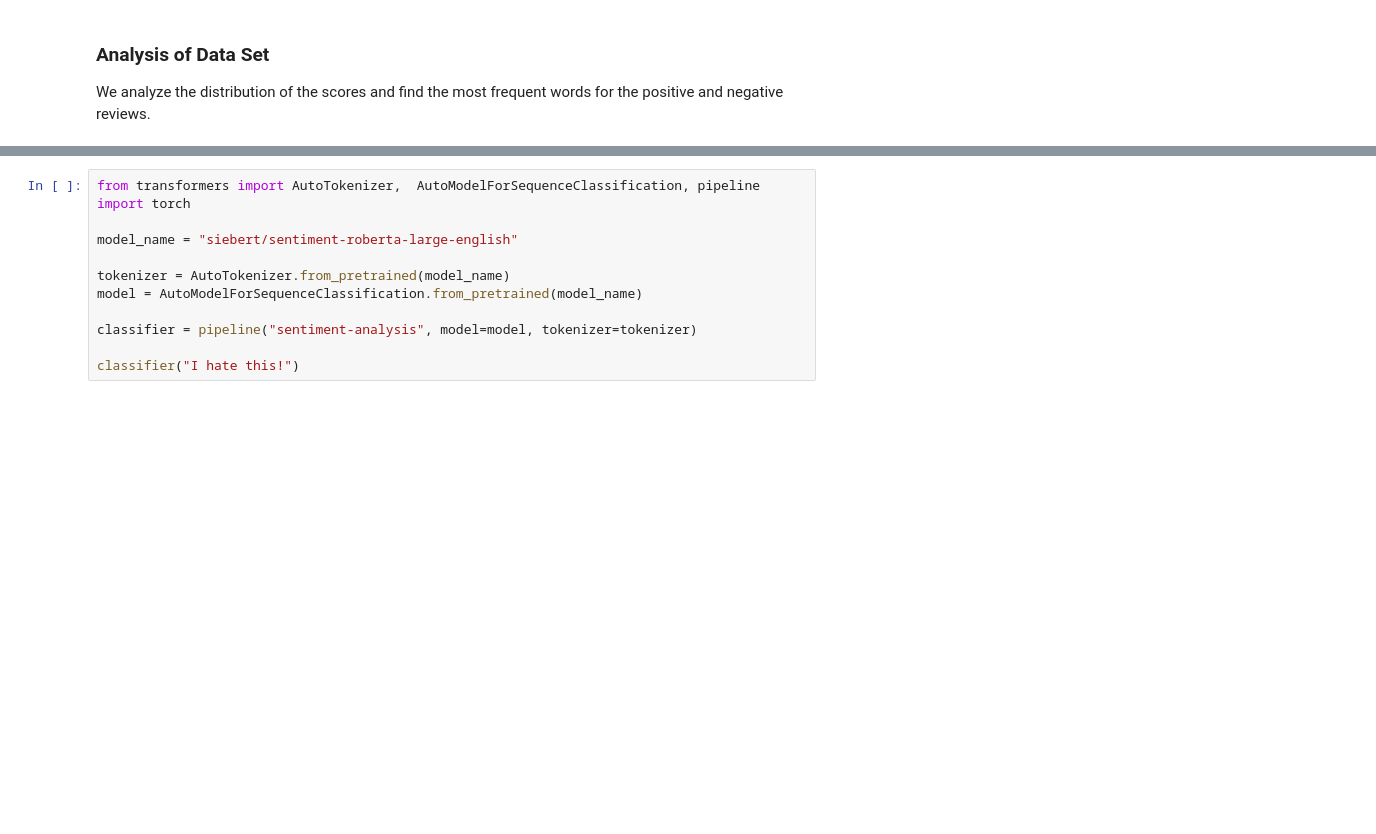
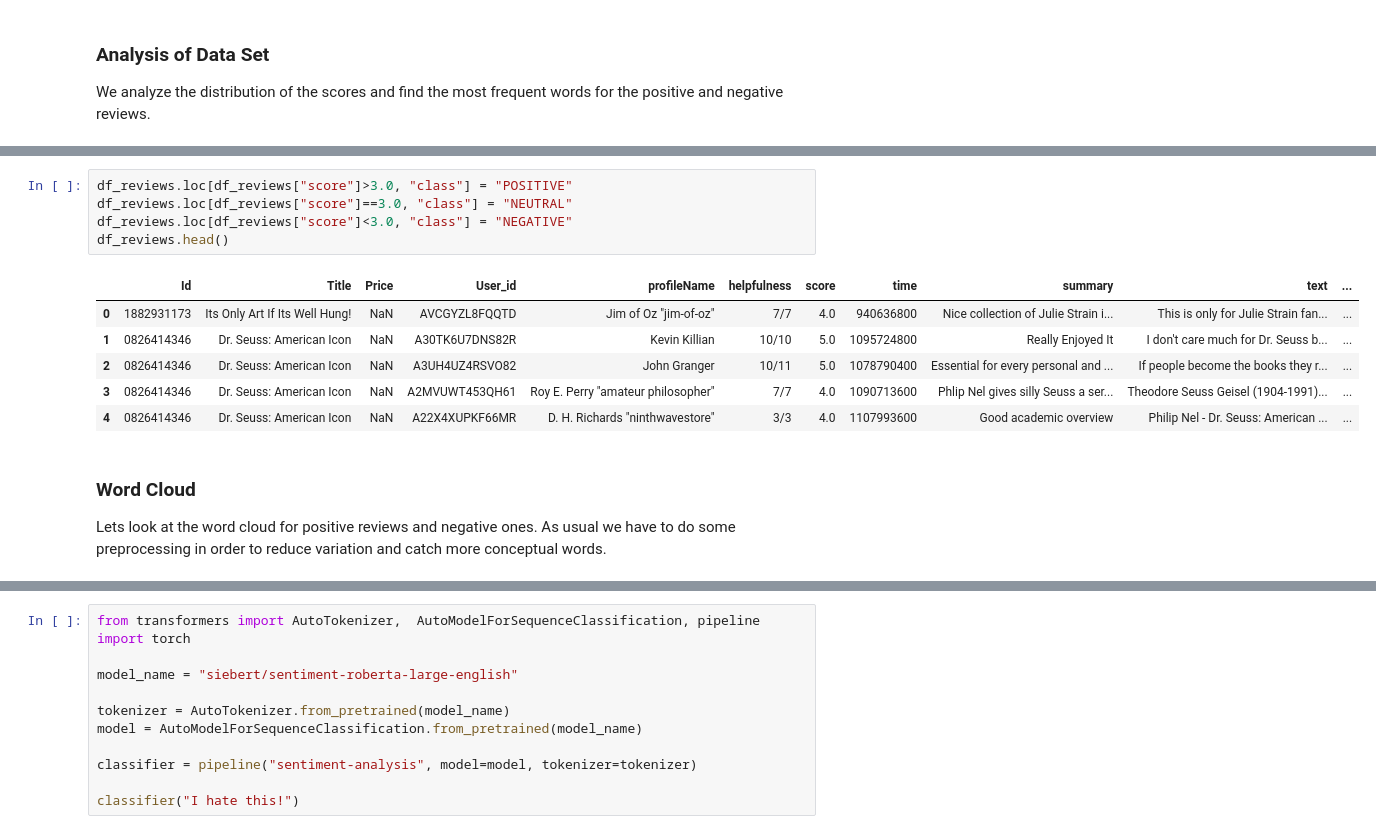
Before and after one commit to theabm/NLPFinalProject, a Jupyter notebook: NLPFinalProject.ipynb, the cells around one changed output, grey strips where cells are left out. Saved outputs shown, nothing was run; the diff lists cells and outputs as text; blank space fills up the shorter version.

```diff
--- a/NLPFinalProject.ipynb
+++ b/NLPFinalProject.ipynb
@@ -523,0 +549,16 @@ As we can see,
+# %%
+df_reviews.loc[df_reviews["score"]>3.0, "class"] = "POSITIVE"
+df_reviews.loc[df_reviews["score"]==3.0, "class"] = "NEUTRAL"
+df_reviews.loc[df_reviews["score"]<3.0, "class"] = "NEGATIVE"
+df_reviews.head()
+# %% [output]
+|  | Id | Title | Price | User_id | profileName | helpfulness | score | time | summary | text | ... |
+| 0 | 1882931173 | Its Only Art If Its Well Hung! | NaN | AVCGYZL8FQQTD | Jim of Oz "jim-of-oz" | 7/7 | 4.0 | 940636800 | Nice collection of Julie Strain i... | This is only for Julie Strain fan... | ... |
+| 1 | 0826414346 | Dr. Seuss: American Icon | NaN | A30TK6U7DNS82R | Kevin Killian | 10/10 | 5.0 | 1095724800 | Really Enjoyed It | I don't care much for Dr. Seuss b... | ... |
+| 2 | 0826414346 | Dr. Seuss: American Icon | NaN | A3UH4UZ4RSVO82 | John Granger | 10/11 | 5.0 | 1078790400 | Essential for every personal and ... | If people become the books they r... | ... |
+| 3 | 0826414346 | Dr. Seuss: American Icon | NaN | A2MVUWT453QH61 | Roy E. Perry "amateur philosopher" | 7/7 | 4.0 | 1090713600 | Phlip Nel gives silly Seuss a ser... | Theodore Seuss Geisel (1904-1991)... | ... |
+| 4 | 0826414346 | Dr. Seuss: American Icon | NaN | A22X4XUPKF66MR | D. H. Richards "ninthwavestore" | 3/3 | 4.0 | 1107993600 | Good academic overview | Philip Nel - Dr. Seuss: American ... | ... |
+# %% [markdown]
+### Word Cloud
+
+Lets look at the word cloud for positive reviews and negative ones. As usual we have to do some preprocessing in order to reduce variation and catch more conceptual words.
```
Also changed, not shown: parts of 13 cells of this notebook.
